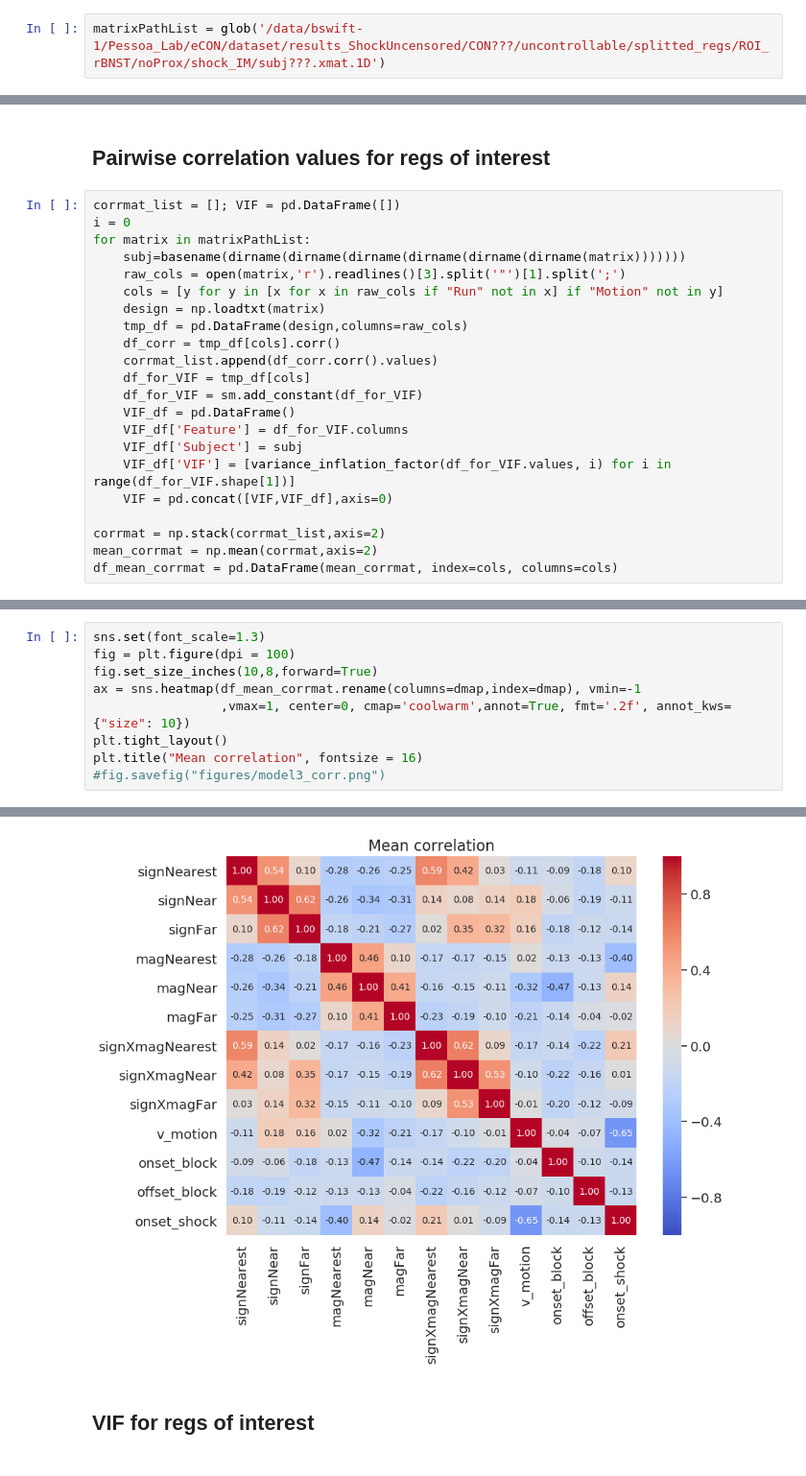
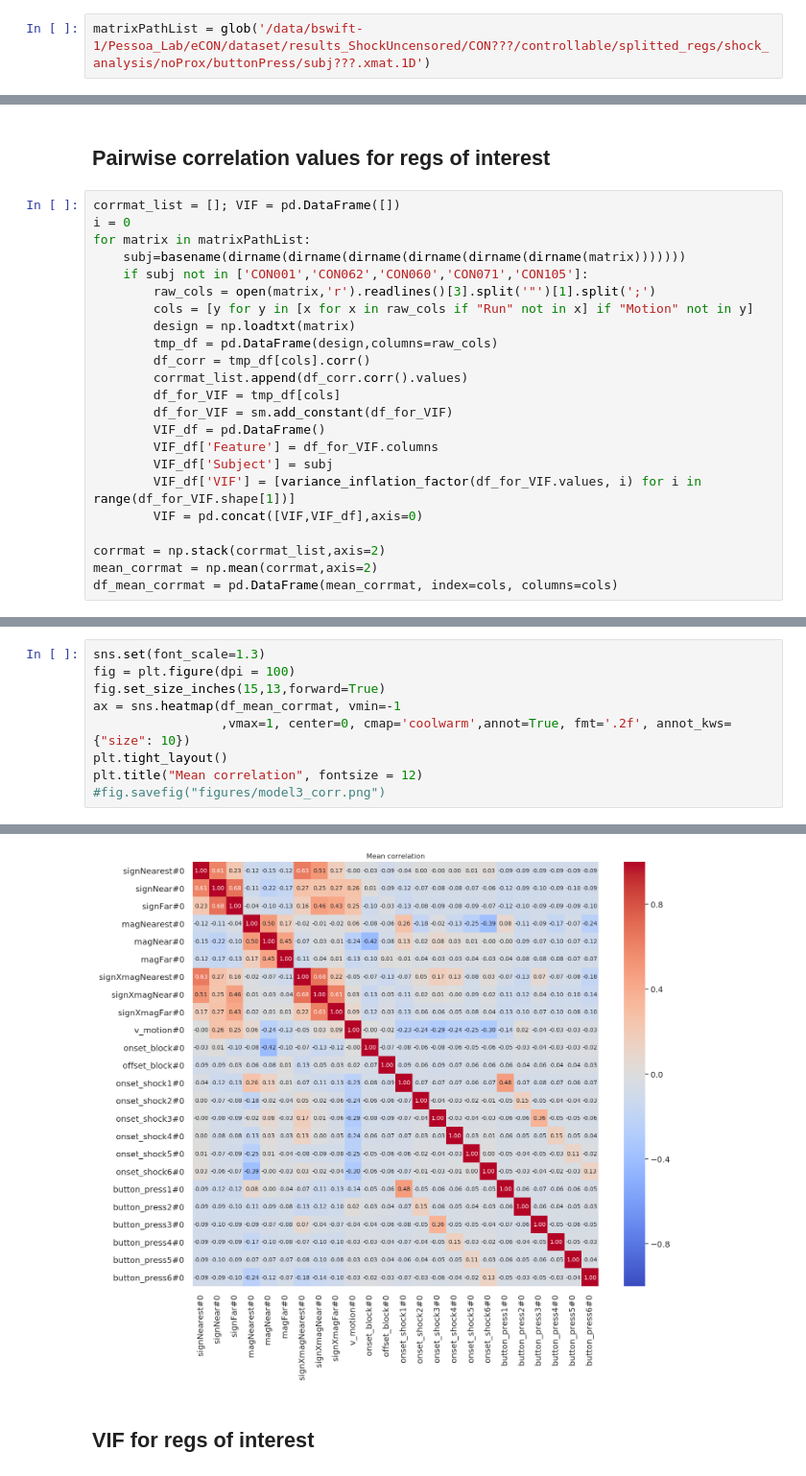
Before and after one commit to chirag90in/eCON_old, a Jupyter notebook: eCON/correlation_and_VIFs.ipynb, the cells around one changed output, grey strips where cells are left out. Shown at 96% size. Cells and saved outputs as stored; diff of their text form.

```diff
--- a/eCON/correlation_and_VIFs.ipynb
+++ b/eCON/correlation_and_VIFs.ipynb
@@ -13,7 +13,7 @@ from statsmodels.stats.outliers_influence import variance_inflation_factor
 import statsmodels.api as sm
 from glob import glob
 # %%
-matrixPathList = glob('/data/bswift-1/Pessoa_Lab/eCON/dataset/results_ShockUncensored/CON???/uncontrollable/splitted_regs/ROI_rBNST/noProx/shock_IM/subj???.xmat.1D')
+matrixPathList = glob('/data/bswift-1/Pessoa_Lab/eCON/dataset/results_ShockUncensored/CON???/controllable/splitted_regs/shock_analysis/noProx/buttonPress/subj???.xmat.1D')
 # %%
 len(matrixPathList)
 # %% [output]
@@ -25,19 +25,20 @@ corrmat_list = []; VIF = pd.DataFrame([])
 i = 0
 for matrix in matrixPathList:
     subj=basename(dirname(dirname(dirname(dirname(dirname(dirname(matrix)))))))
-    raw_cols = open(matrix,'r').readlines()[3].split('"')[1].split(';')
-    cols = [y for y in [x for x in raw_cols if "Run" not in x] if "Motion" not in y]
-    design = np.loadtxt(matrix)
-    tmp_df = pd.DataFrame(design,columns=raw_cols)
-    df_corr = tmp_df[cols].corr()
-    corrmat_list.append(df_corr.corr().values)
-    df_for_VIF = tmp_df[cols]
-    df_for_VIF = sm.add_constant(df_for_VIF)
-    VIF_df = pd.DataFrame()
-    VIF_df['Feature'] = df_for_VIF.columns
-    VIF_df['Subject'] = subj
-    VIF_df['VIF'] = [variance_inflation_factor(df_for_VIF.values, i) for i in range(df_for_VIF.shape[1])]
-    VIF = pd.concat([VIF,VIF_df],axis=0)
+    if subj not in ['CON001','CON062','CON060','CON071','CON105']:
+        raw_cols = open(matrix,'r').readlines()[3].split('"')[1].split(';')
+        cols = [y for y in [x for x in raw_cols if "Run" not in x] if "Motion" not in y]
+        design = np.loadtxt(matrix)
+        tmp_df = pd.DataFrame(design,columns=raw_cols)
+        df_corr = tmp_df[cols].corr()
+        corrmat_list.append(df_corr.corr().values)
+        df_for_VIF = tmp_df[cols]
+        df_for_VIF = sm.add_constant(df_for_VIF)
+        VIF_df = pd.DataFrame()
+        VIF_df['Feature'] = df_for_VIF.columns
+        VIF_df['Subject'] = subj
+        VIF_df['VIF'] = [variance_inflation_factor(df_for_VIF.values, i) for i in range(df_for_VIF.shape[1])]
+        VIF = pd.concat([VIF,VIF_df],axis=0)
 
 corrmat = np.stack(corrmat_list,axis=2)
 mean_corrmat = np.mean(corrmat,axis=2)
@@ -57,14 +66,14 @@ df_mean_corrmat.columns
 # %%
 sns.set(font_scale=1.3)
 fig = plt.figure(dpi = 100)
-fig.set_size_inches(10,8,forward=True)
-ax = sns.heatmap(df_mean_corrmat.rename(columns=dmap,index=dmap), vmin=-1
+fig.set_size_inches(15,13,forward=True)
+ax = sns.heatmap(df_mean_corrmat, vmin=-1
                  ,vmax=1, center=0, cmap='coolwarm',annot=True, fmt='.2f', annot_kws={"size": 10})
 plt.tight_layout()
-plt.title("Mean correlation", fontsize = 16)
+plt.title("Mean correlation", fontsize = 12)
 #fig.savefig("figures/model3_corr.png")
 # %% [output]
 Text(0.5, 1, 'Mean correlation')
-[figure, old version]
+[figure, new version]
 # %% [markdown]
 ## VIF for regs of interest
```
Also changed, not shown: parts of 7 cells of this notebook.
